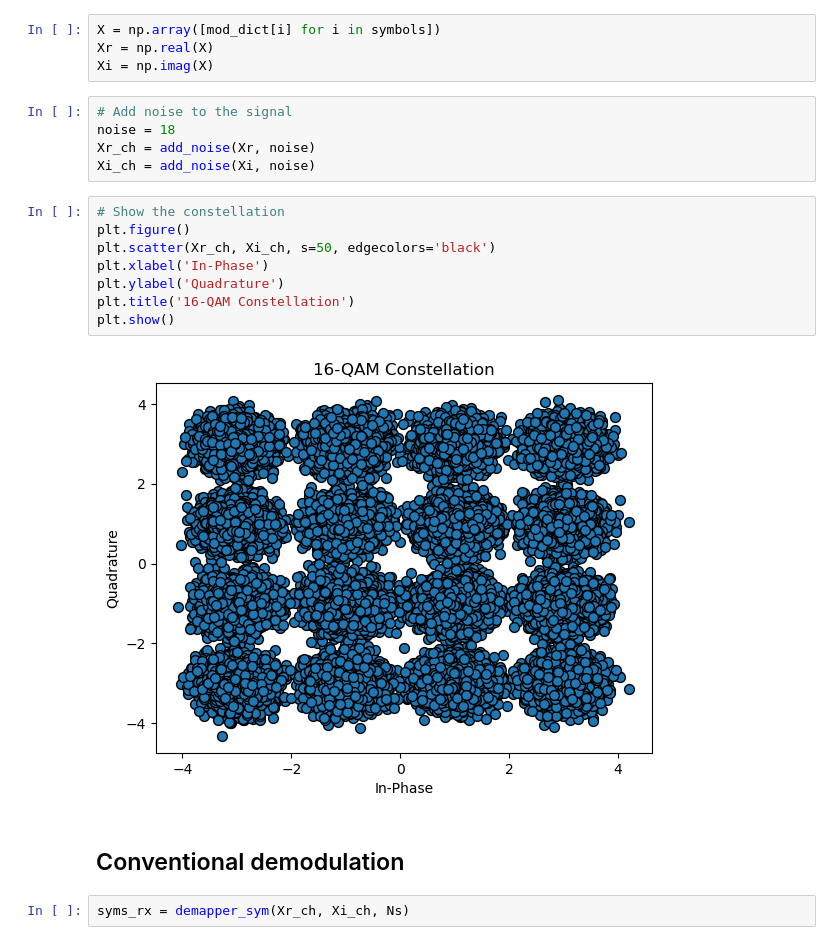
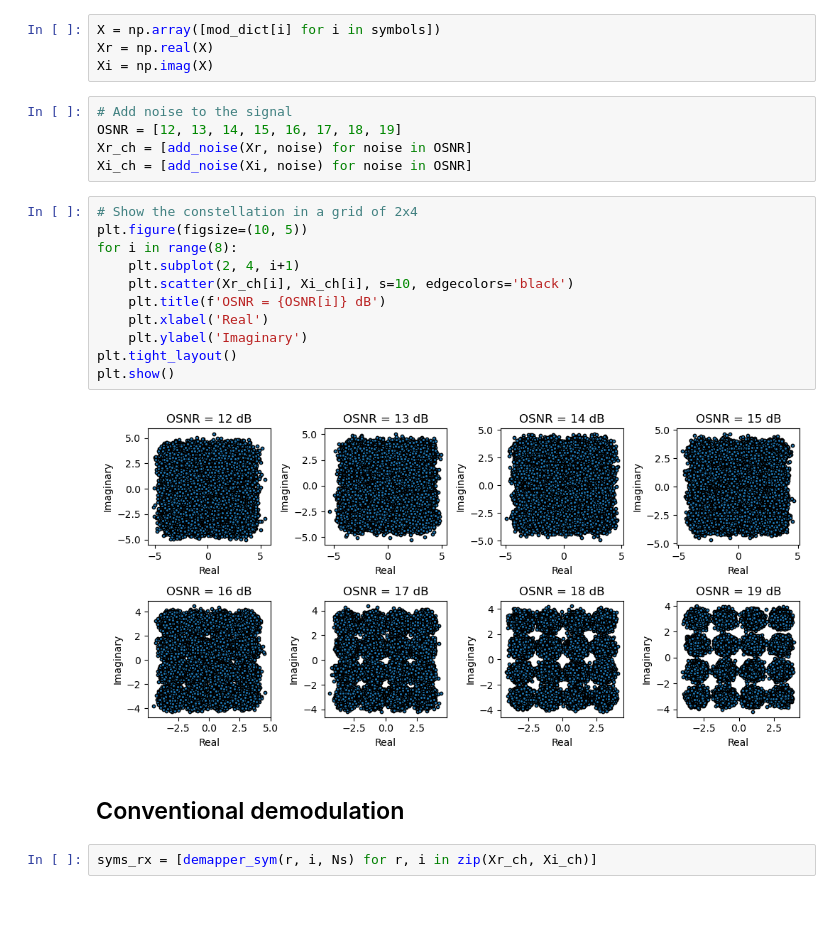
Before and after one commit to KevinMartinez1999/semillero-sofa, a Jupyter notebook: 16-QAM_demodulation/Conventional_16-QAM.ipynb, the cells around one changed output. Drawn from its saved outputs; the diff is of its cells as text; blank space fills up the shorter version.

```diff
--- a/16-QAM_demodulation/Conventional_16-QAM.ipynb
+++ b/16-QAM_demodulation/Conventional_16-QAM.ipynb
@@ -95,20 +95,23 @@ Xr = np.real(X)
 Xi = np.imag(X)
 # %%
 # Add noise to the signal
-noise = 18
-Xr_ch = add_noise(Xr, noise)
-Xi_ch = add_noise(Xi, noise)
+OSNR = [12, 13, 14, 15, 16, 17, 18, 19]
+Xr_ch = [add_noise(Xr, noise) for noise in OSNR]
+Xi_ch = [add_noise(Xi, noise) for noise in OSNR]
 # %%
-# Show the constellation
-plt.figure()
-plt.scatter(Xr_ch, Xi_ch, s=50, edgecolors='black')
-plt.xlabel('In-Phase')
-plt.ylabel('Quadrature')
-plt.title('16-QAM Constellation')
+# Show the constellation in a grid of 2x4
+plt.figure(figsize=(10, 5))
+for i in range(8):
+    plt.subplot(2, 4, i+1)
+    plt.scatter(Xr_ch[i], Xi_ch[i], s=10, edgecolors='black')
+    plt.title(f'OSNR = {OSNR[i]} dB')
+    plt.xlabel('Real')
+    plt.ylabel('Imaginary')
+plt.tight_layout()
 plt.show()
 # %% [output]
-[figure, old version]
+[figure, new version]
 # %% [markdown]
 ## Conventional demodulation
 # %%
-syms_rx = demapper_sym(Xr_ch, Xi_ch, Ns)
+syms_rx = [demapper_sym(r, i, Ns) for r, i in zip(Xr_ch, Xi_ch)]
```
Also changed, not shown: parts of 3 cells of this notebook.
